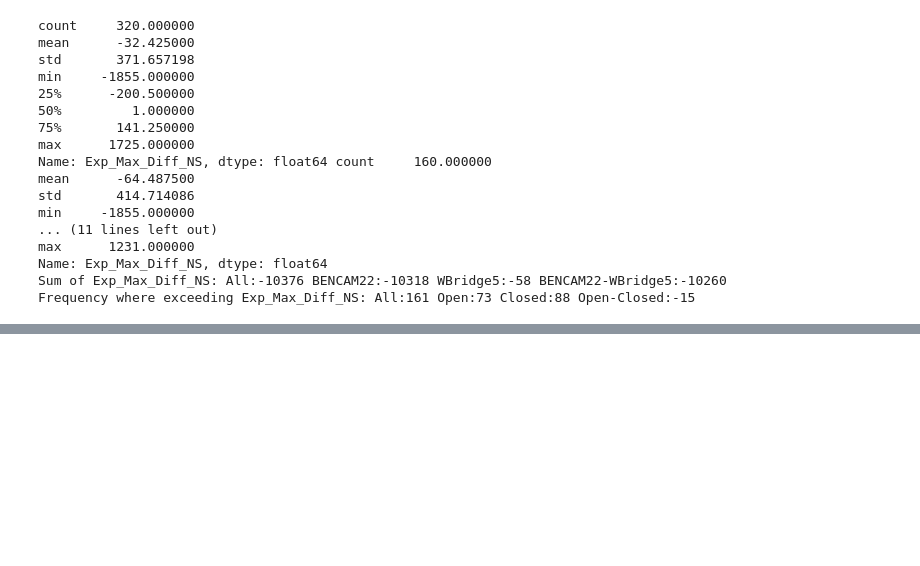
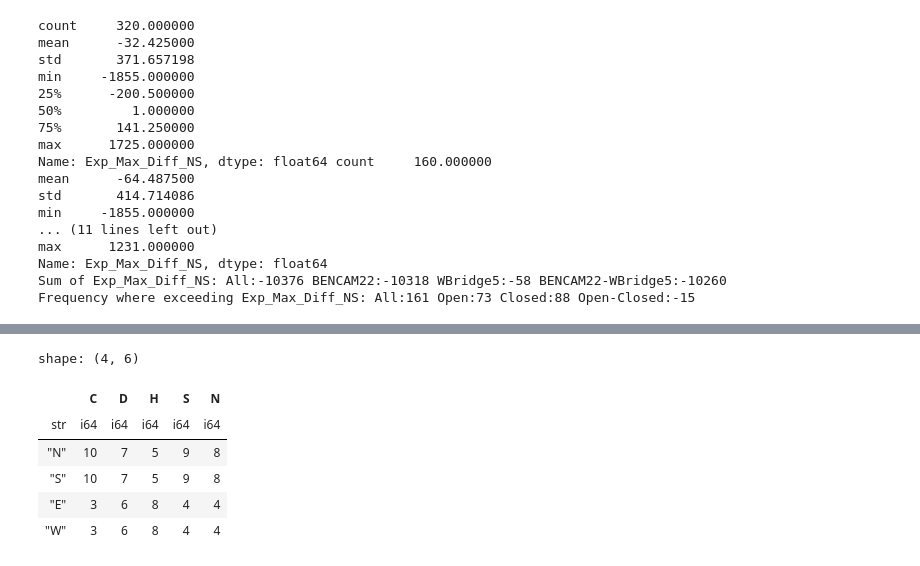
Before and after one commit to wopdevries/Calculate_PBN_Results, a Jupyter notebook: CalculatePBNResults.ipynb, the cells around one changed output, grey strips where cells are left out. Saved outputs shown, nothing was run; the diff lists cells and outputs as text; code cells hidden in the pictures; blank space fills up the shorter version.

```diff
--- a/CalculatePBNResults.ipynb
+++ b/CalculatePBNResults.ipynb
@@ -685,0 +698,8 @@ Frequency where exceeding Exp_Max_Diff_NS: All:161 Open:73 Closed:88 Open-Closed
+# %%
+from endplay.types import Deal, Vul, Player
+from endplay.dds import calc_all_tables, par
+d = Deal('N:J.94.AJ85.AK9643 A93.AQT852.94.Q2 KT8764.K7.32.JT8 Q52.J63.KQT76.75')
+table = calc_all_tables([d])
+table[0].pprint()
+for contract in par(d, Vul.ew, Player.north):
+    print(contract.level, contract.denom, contract.declarer, contract.penalty, contract.result)
@@ -685,0 +714,11 @@ Frequency where exceeding Exp_Max_Diff_NS: All:161 Open:73 Closed:88 Open-Closed
+# %%
+d = {' ':list('NSEW')}|{s:[l[nsew] for nsew in [0,2,1,3]] for s,l in zip('SHDCN',table[0].to_list())}
+pl.DataFrame([d[col] for col in ' CDHSN'],schema=' CDHSN')
+# %% [output]
+shape: (4, 6)
+|  | C | D | H | S | N |
+| str | i64 | i64 | i64 | i64 | i64 |
+| "N" | 10 | 7 | 5 | 9 | 8 |
+| "S" | 10 | 7 | 5 | 9 | 8 |
+| "E" | 3 | 6 | 8 | 4 | 4 |
+| "W" | 3 | 6 | 8 | 4 | 4 |
```
Also changed, not shown: parts of 4 cells of this notebook, 1 other file.
